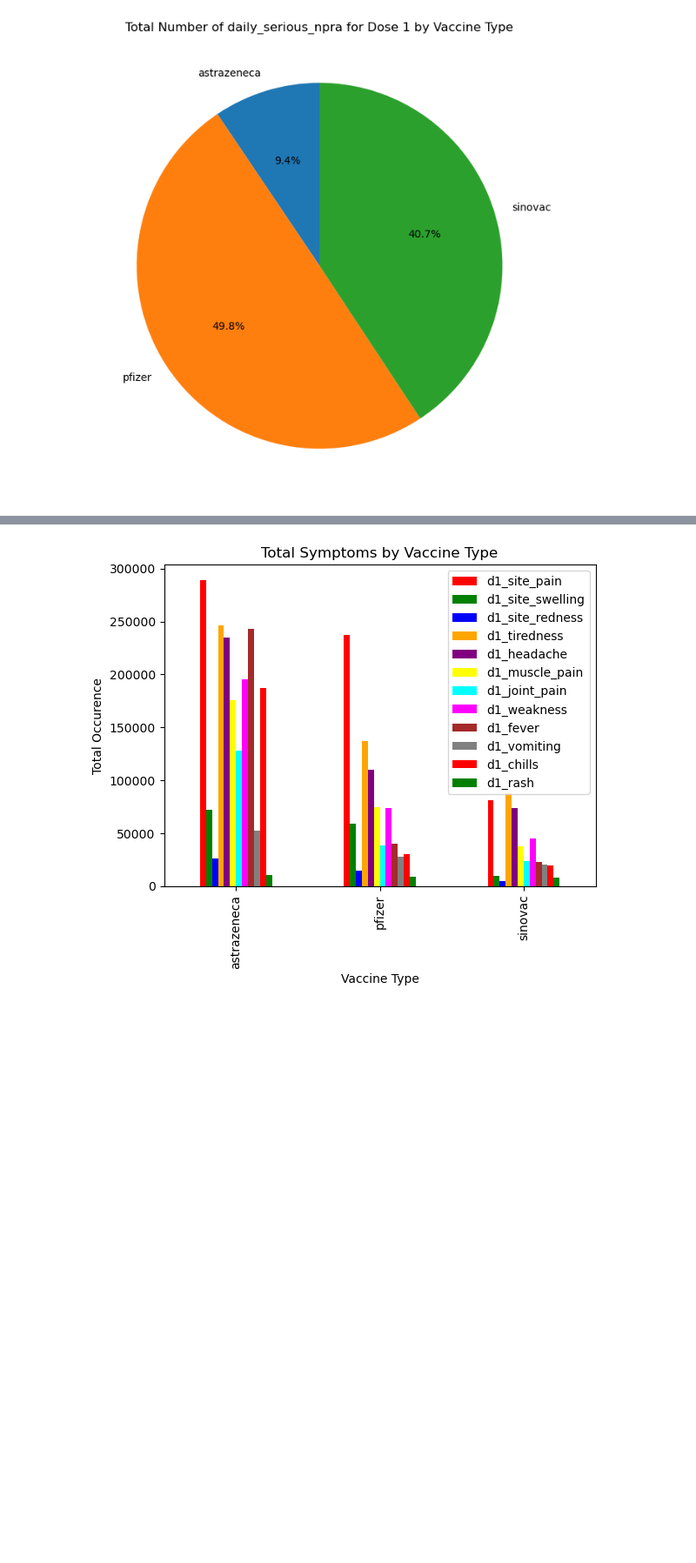
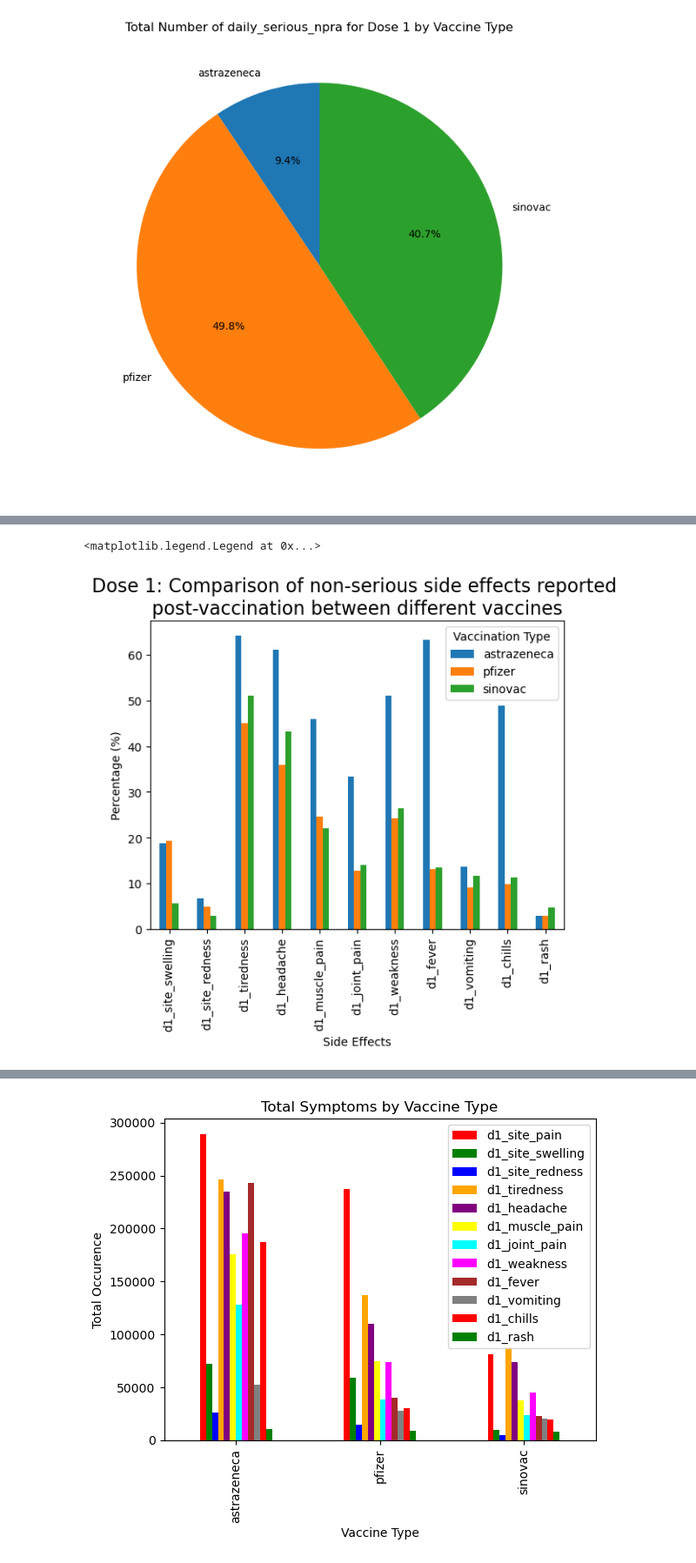
Before and after one commit to kamal089601/HIA302_Project, a Jupyter notebook: HIA302_Project/HIA302_Project.ipynb, the cells around one changed output, grey strips where cells are left out. Shown at 87% size. Drawn from its saved outputs; the diff is of its cells as text; code cells hidden in the pictures; blank space fills up the shorter version.

```diff
--- a/HIA302_Project/HIA302_Project.ipynb
+++ b/HIA302_Project/HIA302_Project.ipynb
@@ -381 +500,13 @@ for condition in conditions:
+# %%
+#### bar graph of D1 SE% group by SE
+D1symp_pct_bySE = D1symp_pct.transpose()
+
+D1symp_pct_bySE.plot(kind='bar')
+plt.xlabel("Side Effects")
+plt.ylabel("Percentage (%)")
+plt.title("Dose 1: Comparison of non-serious side effects reported \npost-vaccination between different vaccines", fontsize=16)
+plt.legend(title = 'Vaccination Type')
+# %% [output]
+<matplotlib.legend.Legend at 0x...>
+[figure, added]
 # %% [markdown]
```
Also changed, not shown: parts of 63 cells of this notebook.
